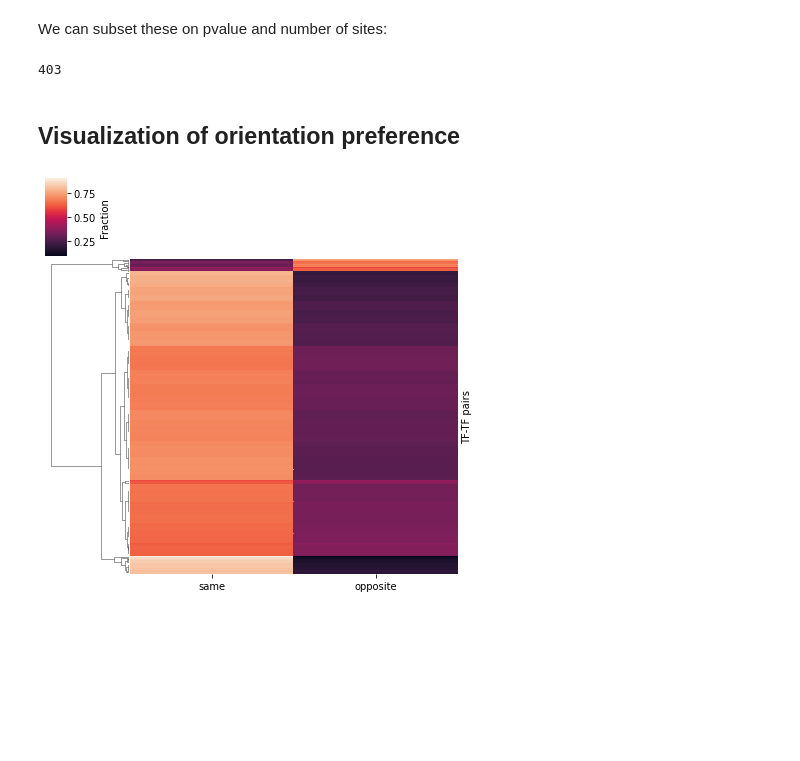
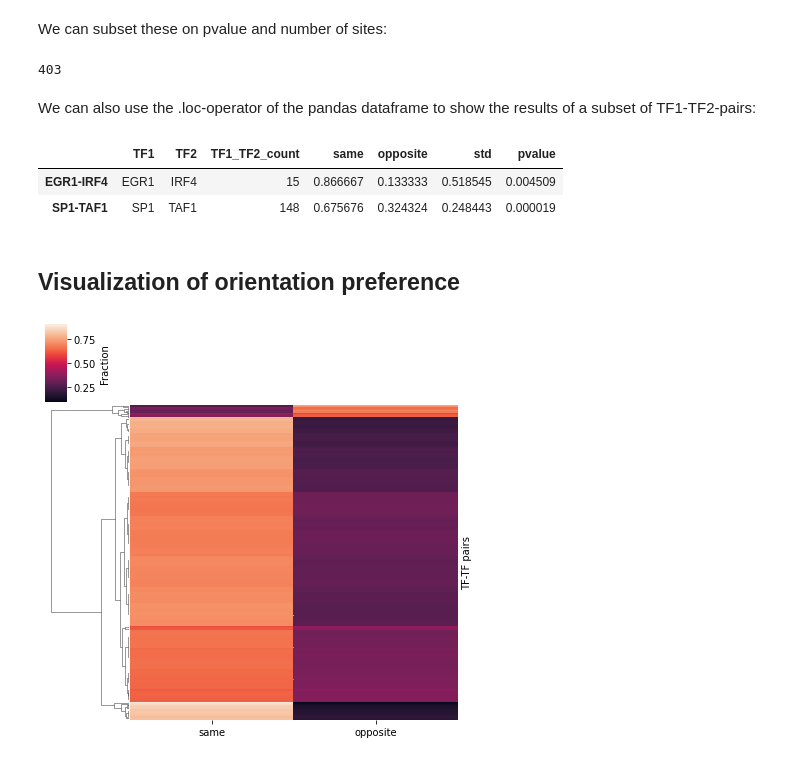
Before and after one commit to loosolab/TF-COMB, a Jupyter notebook: examples/Orientation_analysis.ipynb, the cells around one changed output. Cells and saved outputs as stored; diff of their text form; code cells hidden in the pictures; blank space fills up the shorter version.

```diff
--- a/examples/Orientation_analysis.ipynb
+++ b/examples/Orientation_analysis.ipynb
@@ -43,6 +59,14 @@ selected = df[(df["pvalue"] < 0.01) & (df["TF1_TF2_count"] > 50)]
 selected.shape[0]
 # %% [output]
 403
+# %% [markdown]
+We can also use the .loc-operator of the pandas dataframe to show the results of a subset of TF1-TF2-pairs:
+# %%
+df.loc[["EGR1-IRF4", "SP1-TAF1"]]
+# %% [output]
+|  | TF1 | TF2 | TF1_TF2_count | same | opposite | std | pvalue |
+| EGR1-IRF4 | EGR1 | IRF4 | 15 | 0.866667 | 0.133333 | 0.518545 | 0.004509 |
+| SP1-TAF1 | SP1 | TAF1 | 148 | 0.675676 | 0.324324 | 0.248443 | 0.000019 |
 # %% [markdown]
 ## Visualization of orientation preference
 # %%
```
Also changed, not shown: parts of 9 cells of this notebook, 1 other file.
